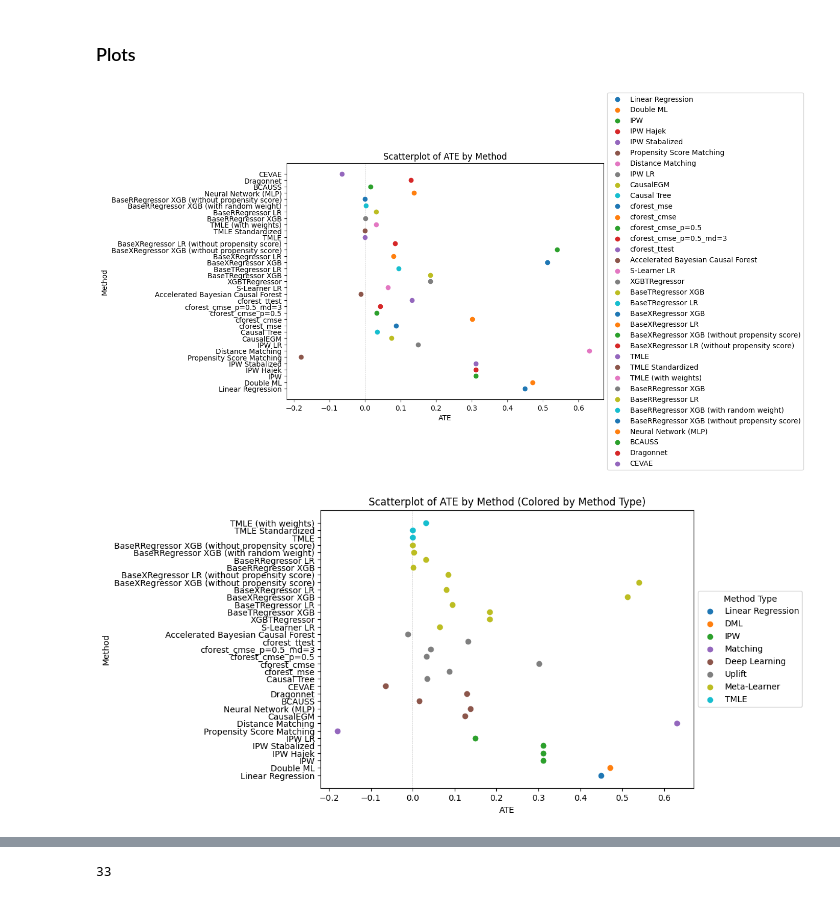
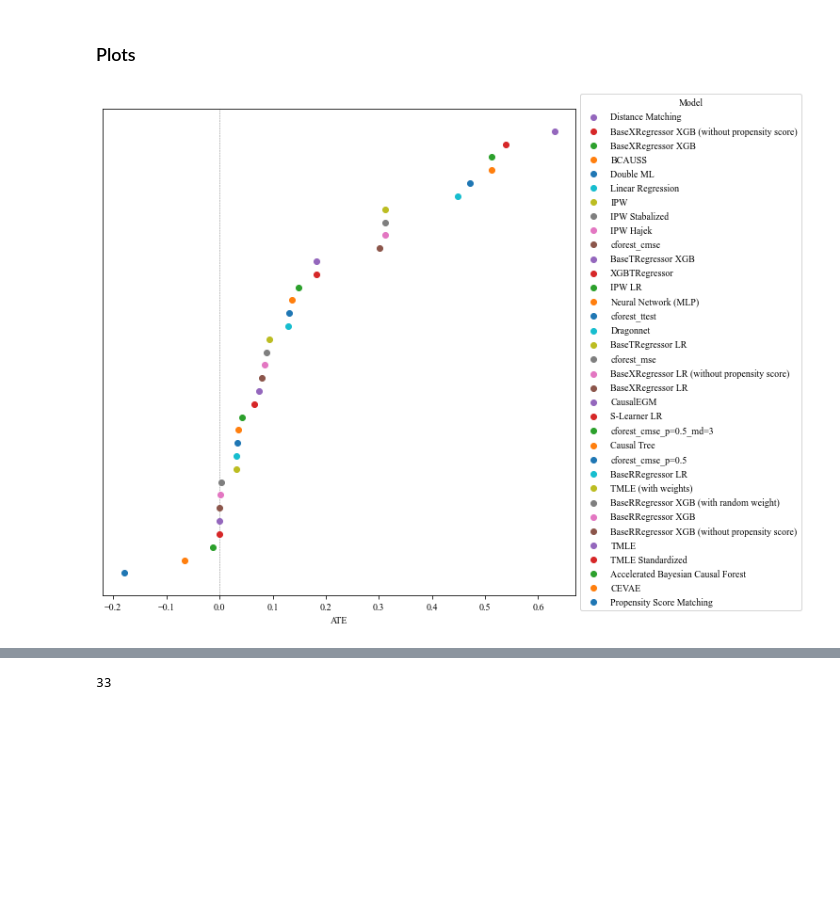
Before and after one commit to Mals77/master-thesis, a Jupyter notebook: results.ipynb, the cells around one changed output, grey strips where cells are left out. Cells and saved outputs as stored; diff of their text form; code cells hidden in the pictures; blank space fills up the shorter version.

Commit message:
update result plots to look nice for the thesis

```diff
--- a/results.ipynb
+++ b/results.ipynb
@@ -126,57 +131,33 @@ df_evaluation_results.to_csv('df_evaluation_results.csv', index=False)
 # %% [markdown]
 ### Plots
 # %%
-plt.figure(figsize=(8, 6))
+plt.figure(figsize=(9, 9.5))
 # Add a grey line at x=0
 plt.axvline(x=0, color='grey', linestyle='--', linewidth=0.5, zorder=0)
 
-for method in bpi2017_result['method'].unique():
-    plt.scatter(bpi2017_result[bpi2017_result['method'] == method]['ATE'],
-                [method] * len(bpi2017_result[bpi2017_result['method'] == method]),
+bpi2017_result_sorted = bpi2017_result.sort_values(by='ATE')
+#plt.scatter(bpi2017_result_sorted['ATE'], range(len(bpi2017_result_sorted)), label='Methods')
+
+for method in bpi2017_result_sorted['method'].unique():
+    plt.scatter(bpi2017_result_sorted[bpi2017_result_sorted['method'] == method]['ATE'],
+                [method] * len(bpi2017_result_sorted[bpi2017_result_sorted['method'] == method]),
                 label=method)
 
 # Add labels and title
+plt.rcParams.update({'font.family': 'Times New Roman'})
 plt.xlabel('ATE')
-plt.ylabel('Method')
-plt.title('Scatterplot of ATE by Method')
+plt.yticks([])
+#plt.ylabel('Method')
+#plt.title('Average Treamtent Effect (ATE) of each Model')
 # Add legend to the right of the graph
-plt.legend(loc='center left', bbox_to_anchor=(1, 0.5))
+handles, labels = plt.gca().get_legend_handles_labels()
+handles.reverse()
+labels.reverse()
+plt.legend(handles, labels,loc='center left', bbox_to_anchor=(1, 0.5), title='Model', prop={'family': 'Times New Roman'})
 
-plt.savefig('scatterplot_ATE.png')
+plt.savefig('scatterplot_ATE.png', bbox_inches='tight')
 
 # Show plot
 plt.show()
 # %% [output]
-[figure, old version]
+[figure, new version]
-# %%
-# Get unique method types
-unique_method_types = bpi2017_result['Method Type'].unique()
-
-# Generate a larger set of distinct colors for method types
-num_colors_needed = len(unique_method_types)
-colors = plt.cm.tab10(np.linspace(0, 1, num_colors_needed))
-
-# Scatter plot
-plt.figure(figsize=(8, 6))
-for i, method_type in enumerate(unique_method_types):
-    method_type_data = bpi2017_result[bpi2017_result['Method Type'] == method_type]
-    plt.scatter(method_type_data['ATE'],
-                method_type_data['method'],
-                label=method_type, color=colors[i])
-
-# Add labels and title
-plt.xlabel('ATE')
-plt.ylabel('Method')
-plt.title('Scatterplot of ATE by Method (Colored by Method Type)')
-
-# Add a grey line at x=0
-plt.axvline(x=0, color='grey', linestyle='--', linewidth=0.5, zorder=0)
-
-# Add legend to the right of the graph
-plt.legend(loc='center left', bbox_to_anchor=(1, 0.5), title='Method Type')
-
-plt.savefig('scatterplot_ATE_Method.png')
-# Show plot
-plt.show()
-# %% [output]
-[figure, removed]
```
Also changed, not shown: parts of 4 cells of this notebook, 2 other files.
